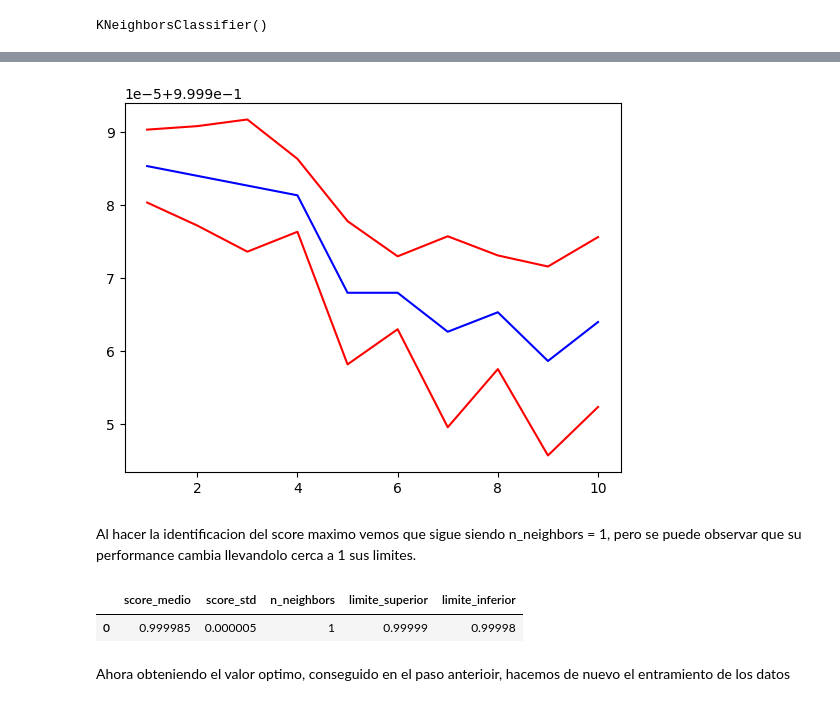
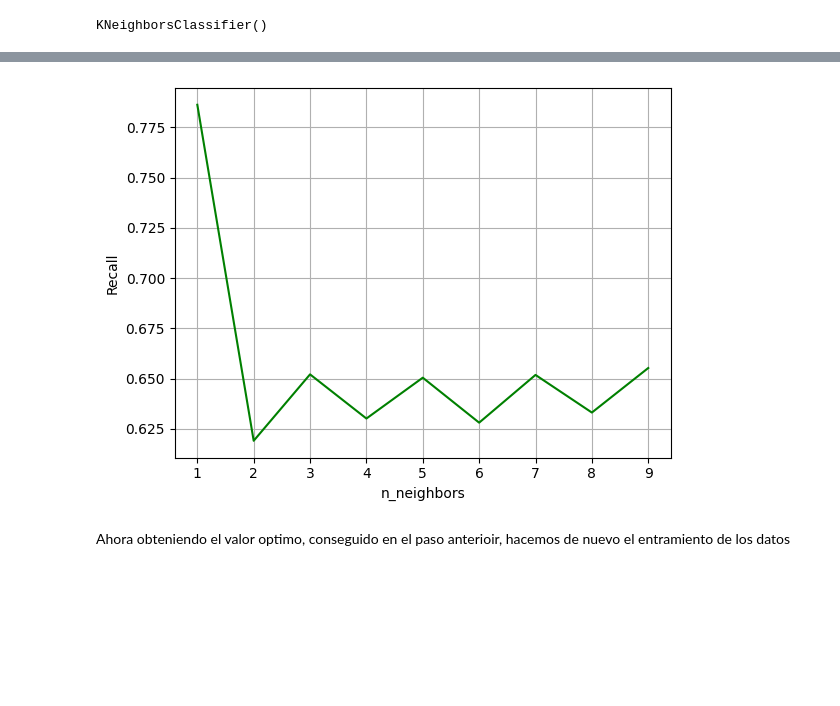
Before and after one commit to asasa293/limpieza_datos, a Jupyter notebook: TP3/TP3_Knn_allDF.ipynb, the cells around one changed output, grey strips where cells are left out. Saved outputs shown, nothing was run; the diff lists cells and outputs as text; code cells hidden in the pictures; blank space fills up the shorter version.

```diff
--- a/TP3/TP3_Knn_allDF.ipynb
+++ b/TP3/TP3_Knn_allDF.ipynb
@@ -42,6 +49,6 @@ X.head()
 | 4 | 44.190936 | 0.566486 | 2.222767 | 1.0 | 1.0 | ... |
 # %%
 # Construimos el vector target Y con la columna Fraud del DF
-y = df.fraud
+y = df['fraud']
 y.sample(10)
 # %% [output]
@@ -107,17 +114,14 @@ Optimizamos el valor del hiperparametro K, haciendo una validacion cruzada toman
 # %%
 #optimizar el valor de K
-from sklearn.model_selection import cross_val_score, KFold
-kf = KFold(n_splits=5, shuffle=True, random_state=12)
+#from sklearn.model_selection import cross_val_score, KFold
+#kf = KFold(n_splits=5, shuffle=True, random_state=12)
 
 scores_para_df = []
 
-for i in tqdm(range(1,15)):
+for i in tqdm(range(1,10)):
     model = KNeighborsClassifier(n_neighbors=i)
     model.fit(X_train, y_train)
     y_pred = model.predict(X_test)
-    # cv_scores = cross_val_score(model, X_train, y_train, cv=kf)
-    # dict_row_score = {'score_medio':np.mean(cv_scores),
-    #                  'score_std':np.std(cv_scores), 'n_neighbors':i}
     dict_row_score = {'recall': recall_score(y_test, y_pred), 'n_neighbors':i}
     # Guardamos cada uno en la lista de diccionarios
     scores_para_df.append(dict_row_score)
@@ -174,12 +168,12 @@ Desvio: [1. 1. 1. 1. 1. 1. 1. 1.]
 # %%
-# Calculamos nuevamente los scores de cross validation,
-# pero esta vez sobre los features estandarizados:
+# Calculamos nuevamente los scores de Recall pero esta vez sobre los features estandarizados:
 
 scores_para_df_standard = []
 
-for i in tqdm(range(1, 2)):
+for i in tqdm(range(1,10)):
     model = KNeighborsClassifier(n_neighbors=i)
-    cv_scores = cross_val_score(model, X_train, y_train, cv=kf)
-    dict_row_score = {'score_medio':np.mean(cv_scores),
-                      'score_std':np.std(cv_scores), 'n_neighbors':i}
+    model.fit(X_train, y_train)
+    y_pred = model.predict(X_test)
+    dict_row_score = {'recall': recall_score(y_test, y_pred), 'n_neighbors':i}
+    # Guardamos cada uno en la lista de diccionarios
     scores_para_df_standard.append(dict_row_score)
@@ -199,5 +194,0 @@ df_scores_standard.head()
-# %%
-# Armamos nuevamente los límites para graficar
-df_scores_standard['limite_superior'] = df_scores_standard['score_medio'] + df_scores_standard['score_std']
-df_scores_standard['limite_inferior'] = df_scores_standard['score_medio'] - df_scores_standard['score_std']
-df_scores_standard.head()
@@ -211,18 +195,10 @@ df_scores_standard.head()
 # %%
 # Graficamos los resultados
-plt.plot(df_scores_standard['n_neighbors'], df_scores_standard['limite_inferior'], color='r')
-plt.plot(df_scores_standard['n_neighbors'], df_scores_standard['score_medio'], color='b')
-plt.plot(df_scores_standard['n_neighbors'], df_scores_standard['limite_superior'], color='r');
+plt.plot(df_scores_standard['n_neighbors'], df_scores_standard['recall'], color='g');
+plt.xlabel('n_neighbors'); plt.ylabel('Recall')
+plt.grid(); plt.show()
 # %% [output]
-[figure, old version]
+[figure, new version]
-# %% [markdown]
-Al hacer la identificacion del score maximo vemos que sigue siendo n_neighbors = 1, pero se puede observar que su performance cambia llevandolo cerca a 1 sus limites.
-# %%
-# Identificamos el score máximo
-df_scores_standard.loc[df_scores_standard.score_medio == df_scores_standard.score_medio.max()]
-# %% [output]
-|  | score_medio | score_std | n_neighbors | limite_superior | limite_inferior |
-| 0 | 0.999985 | 0.000005 | 1 | 0.99999 | 0.99998 |
 # %% [markdown]
 Ahora obteniendo el valor optimo, conseguido en el paso anterioir, hacemos de nuevo el entramiento de los datos
 # %%
```
Also changed, not shown: parts of 39 cells of this notebook.
